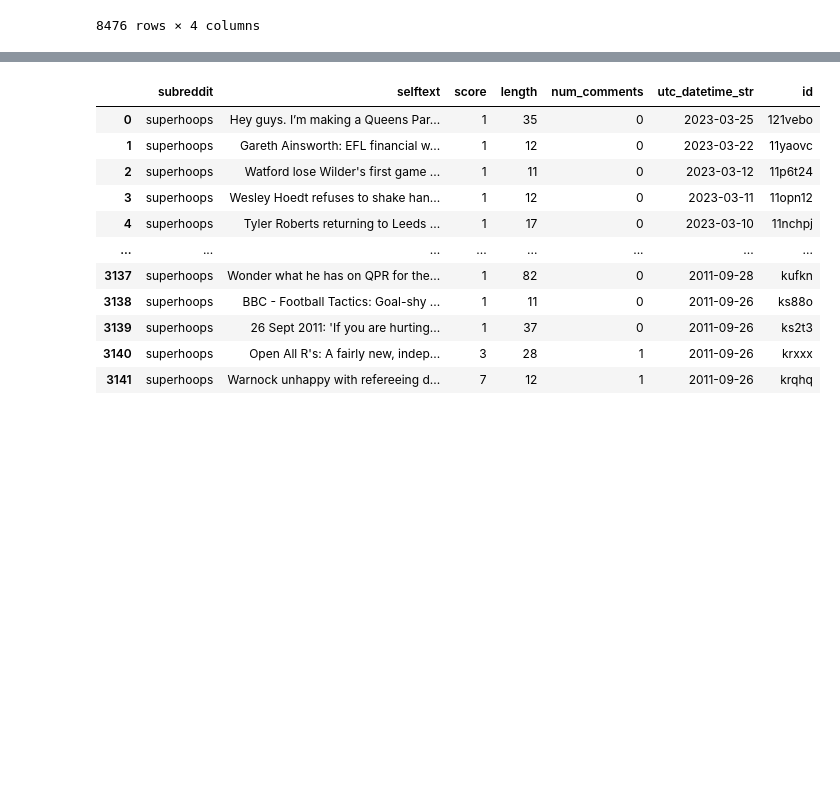
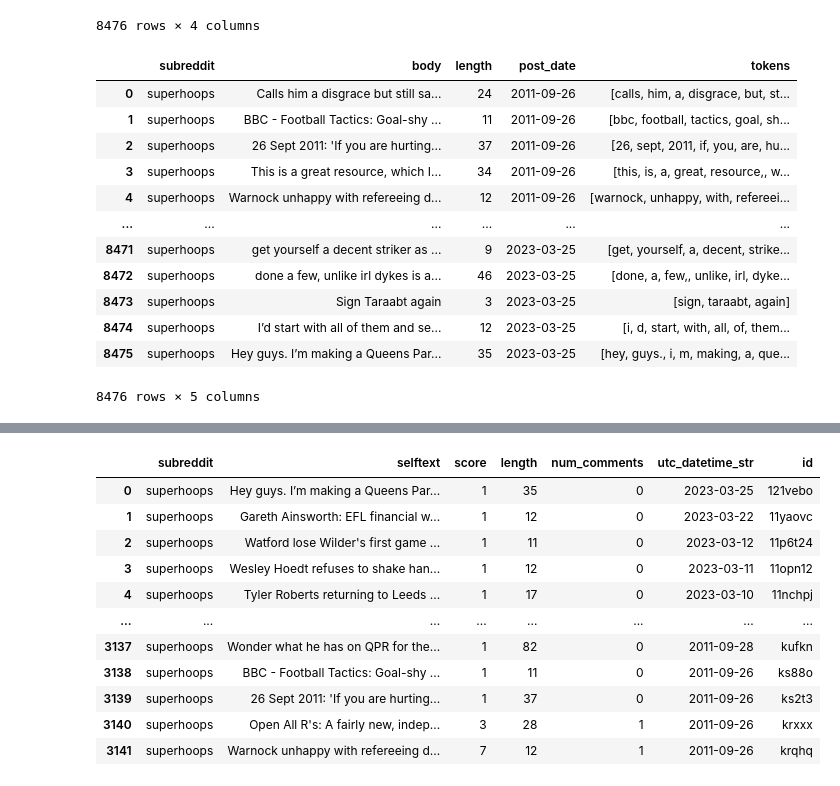
Before and after one commit to boay00/nlp-subreddits, a Jupyter notebook: 3-EDA/EDA.ipynb, the cells around one changed output, grey strips where cells are left out. Drawn from its saved outputs; the diff is of its cells as text; code cells hidden in the pictures; blank space fills up the shorter version.

```diff
--- a/3-EDA/EDA.ipynb
+++ b/3-EDA/EDA.ipynb
@@ -27,6 +33,28 @@ qpr
 | 8474 | superhoops | I’d start with all of them and se... | 12 | 2023-03-25 |
 | 8475 | superhoops | Hey guys. I’m making a Queens Par... | 35 | 2023-03-25 |
 8476 rows × 4 columns
+# %%
+tokenizer = RegexpTokenizer(r'[a-z0-9,.]+')
+# %%
+qpr_tokens = qpr.copy()
+# %%
+qpr_tokens['tokens'] = qpr.apply(lambda x: tokenizer.tokenize(x['body'].lower()), axis = 1)
+# %%
+qpr_tokens
+# %% [output]
+|  | subreddit | body | length | post_date | tokens |
+| 0 | superhoops | Calls him a disgrace but still sa... | 24 | 2011-09-26 | [calls, him, a, disgrace, but, st... |
+| 1 | superhoops | BBC - Football Tactics: Goal-shy ... | 11 | 2011-09-26 | [bbc, football, tactics, goal, sh... |
+| 2 | superhoops | 26 Sept 2011: 'If you are hurting... | 37 | 2011-09-26 | [26, sept, 2011, if, you, are, hu... |
+| 3 | superhoops | This is a great resource, which I... | 34 | 2011-09-26 | [this, is, a, great, resource,, w... |
+| 4 | superhoops | Warnock unhappy with refereeing d... | 12 | 2011-09-26 | [warnock, unhappy, with, refereei... |
+| ... | ... | ... | ... | ... | ... |
+| 8471 | superhoops | get yourself a decent striker as ... | 9 | 2023-03-25 | [get, yourself, a, decent, strike... |
+| 8472 | superhoops | done a few, unlike irl dykes is a... | 46 | 2023-03-25 | [done, a, few,, unlike, irl, dyke... |
+| 8473 | superhoops | Sign Taraabt again | 3 | 2023-03-25 | [sign, taraabt, again] |
+| 8474 | superhoops | I’d start with all of them and se... | 12 | 2023-03-25 | [i, d, start, with, all, of, them... |
+| 8475 | superhoops | Hey guys. I’m making a Queens Par... | 35 | 2023-03-25 | [hey, guys., i, m, making, a, que... |
+8476 rows × 5 columns
 # %%
 qpr = qpr[qpr.length > 5]
 # %%
```
Also changed, not shown: parts of 15 cells of this notebook, 10 other files.
